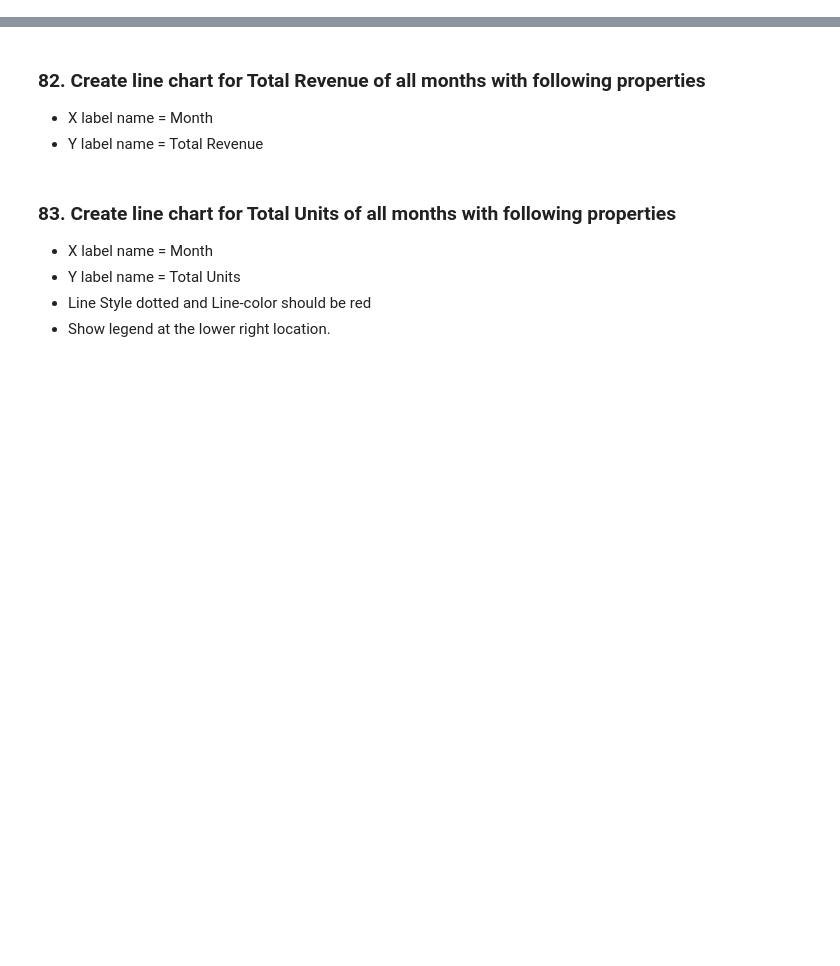
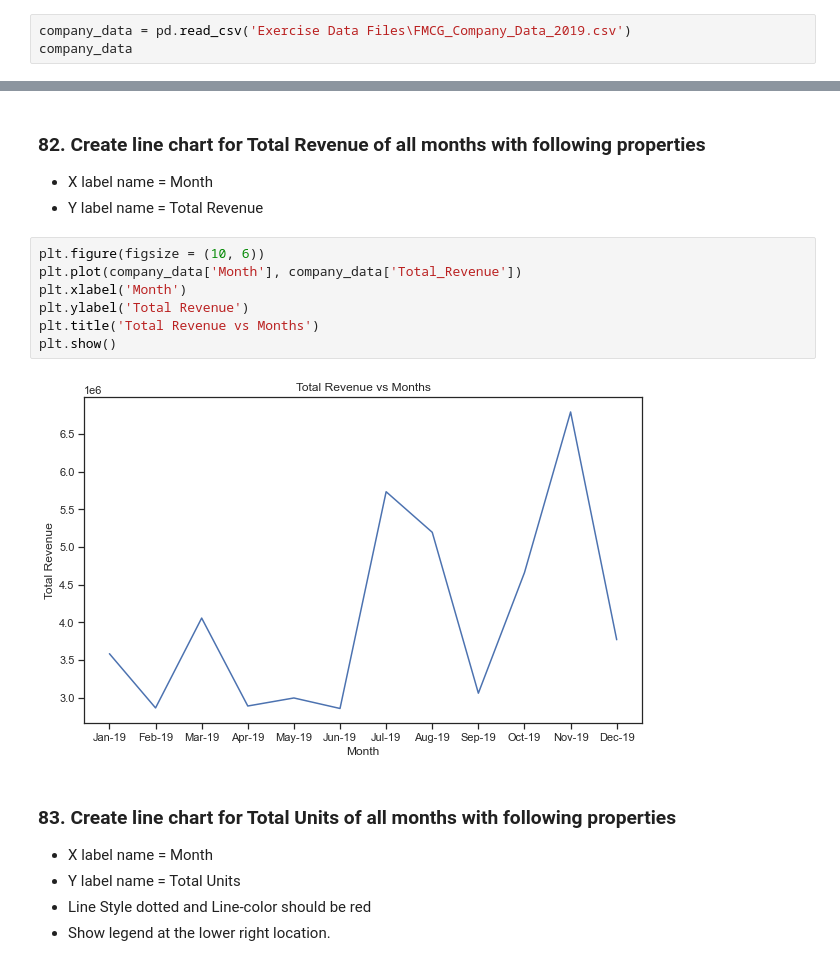
Before and after one commit to sakshisv/Basic-Data-Manipulation-Visualization-Exercise, a Jupyter notebook: Basic_Data_Manipulation_Visualization_Exercise.ipynb, the cells around one changed output, grey strips where cells are left out. Cells and saved outputs as stored; diff of their text form; blank space fills up the shorter version.

```diff
--- a/Basic_Data_Manipulation_Visualization_Exercise.ipynb
+++ b/Basic_Data_Manipulation_Visualization_Exercise.ipynb
@@ -1635,3 +1641,6 @@ Name: Quantity, Length: 486286, dtype: int64
 ## The below exercises (81-90) required to use FMCG_Company_Data_2019.csv file
 # %% [markdown]
 ### 81. Import the dataset FMCG_Company_Data_2019.csv and assign it to a variable called company_data
+# %%
+company_data = pd.read_csv('Exercise Data Files\FMCG_Company_Data_2019.csv')
+company_data
@@ -1639,6 +1662,15 @@ Name: Quantity, Length: 486286, dtype: int64
 ### 82. Create line chart for Total Revenue of all months with following properties
 - X label name = Month
 - Y label name = Total Revenue
+# %%
+plt.figure(figsize = (10, 6))
+plt.plot(company_data['Month'], company_data['Total_Revenue'])
+plt.xlabel('Month')
+plt.ylabel('Total Revenue')
+plt.title('Total Revenue vs Months')
+plt.show()
+# %% [output]
+[figure, added]
 # %% [markdown]
 ### 83. Create line chart for Total Units of all months with following properties
 - X label name = Month
```
Also changed, not shown: parts of 7 cells of this notebook.
